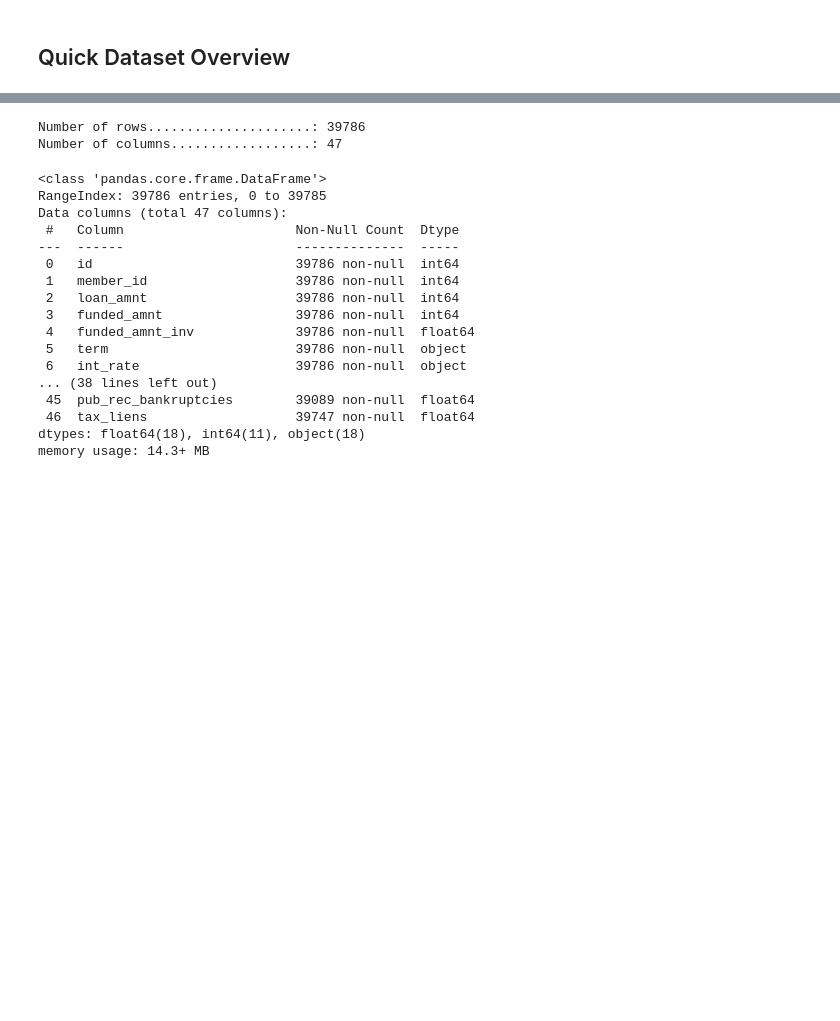
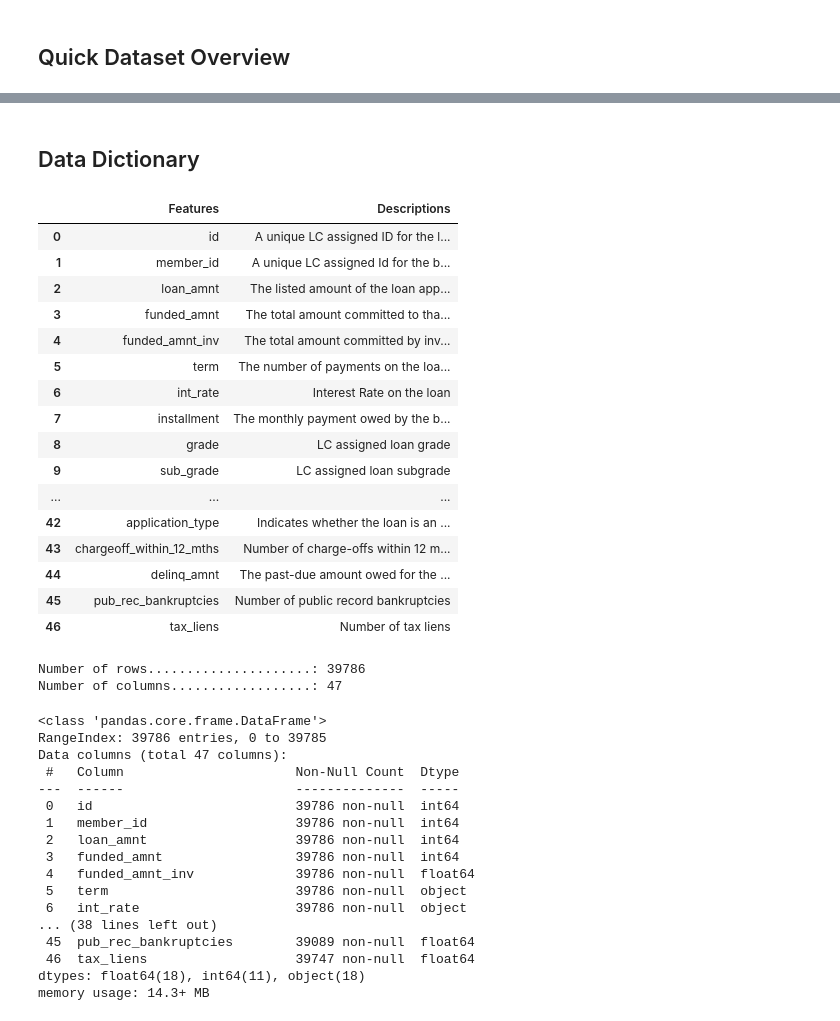
Before and after one commit to andvsilva/dataset, a Jupyter notebook: notebooks/cleaning.ipynb, the cells around one changed output, grey strips where cells are left out. Drawn from its saved outputs; the diff is of its cells as text; code cells hidden in the pictures; blank space fills up the shorter version.

Commit message:
Implemented Data Dictionary in cleaning notebook

```diff
--- a/notebooks/cleaning.ipynb
+++ b/notebooks/cleaning.ipynb
@@ -76,3 +70,43 @@ df
+# %% [markdown]
+## Data Dictionary
+# %%
+## df_dict = pd.read_csv("../data/lending_club_loans_dict.csv")
+
+columns = []
+descriptions = []
+
+for column in df:
+    for index, row in df_dict.iterrows():
+        if column == row['LoanStatNew']:
+            columns.append(row['LoanStatNew'])
+            descriptions.append(row['Description'])
+
+features = {'Features': columns,
+            'Descriptions': descriptions }
+
+df_dict_filtered = pd.DataFrame(features)
+
+pd.set_option('display.width', 1000)
+
+df_dict_filtered
+# %% [output]
+|  | Features | Descriptions |
+| 0 | id | A unique LC assigned ID for the l... |
+| 1 | member_id | A unique LC assigned Id for the b... |
+| 2 | loan_amnt | The listed amount of the loan app... |
+| 3 | funded_amnt | The total amount committed to tha... |
+| 4 | funded_amnt_inv | The total amount committed by inv... |
+| 5 | term | The number of payments on the loa... |
+| 6 | int_rate | Interest Rate on the loan |
+| 7 | installment | The monthly payment owed by the b... |
+| 8 | grade | LC assigned loan grade |
+| 9 | sub_grade | LC assigned loan subgrade |
+| ... | ... | ... |
+| 42 | application_type | Indicates whether the loan is an ... |
+| 43 | chargeoff_within_12_mths | Number of charge-offs within 12 m... |
+| 44 | delinq_amnt | The past-due amount owed for the ... |
+| 45 | pub_rec_bankruptcies | Number of public record bankruptcies |
+| 46 | tax_liens | Number of tax liens |
 # %%
 print(f'Number of rows.....................: {df.shape[0]}')
 print(f'Number of columns..................: {df.shape[1]}')
```
Also changed, not shown: parts of 8 cells of this notebook, 2 other files.
